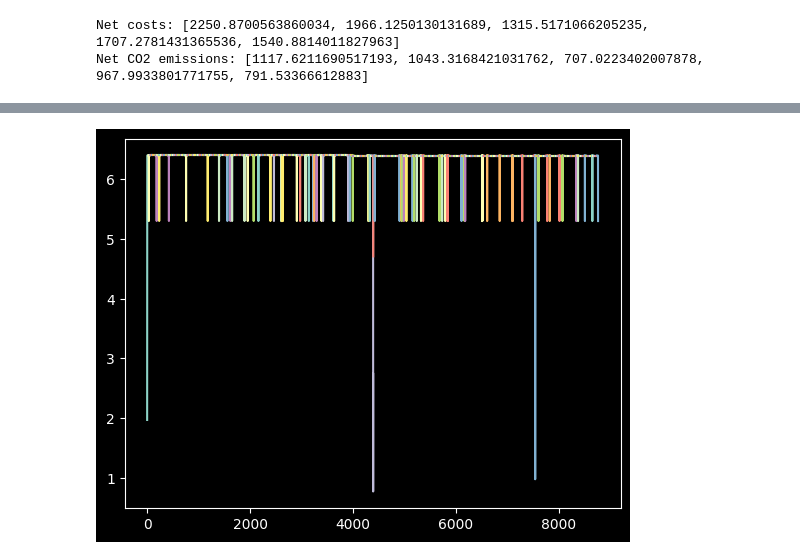
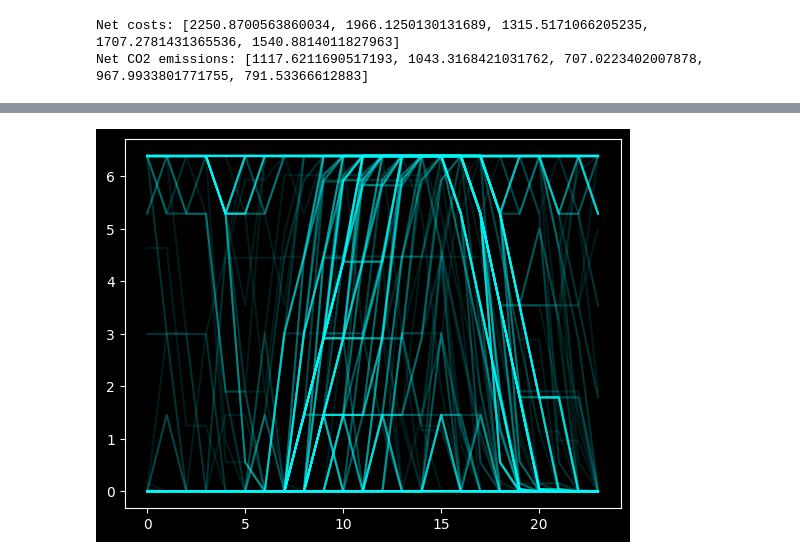
Before and after one commit to ludwigbald/msc-thesis, a Jupyter notebook: exploration/exploration.ipynb, the cells around one changed output, grey strips where cells are left out. Cells and saved outputs as stored; diff of their text form; code cells hidden in the pictures.

```diff
--- a/exploration/exploration.ipynb
+++ b/exploration/exploration.ipynb
@@ -295,0 +296,5 @@ Net CO2 emissions: [1117.6211690517193, 1043.3168421031762, 707.0223402007878, 9
+# %%
+rewards = pd.read_csv("../rewards.csv", header=None)
+for i in range(0, 8760, 24):
+    plt.plot(rewards[i:i+24].values, alpha=0.1, color="cyan")
+rewards
@@ -296,6 +316,6 @@ Net CO2 emissions: [1117.6211690517193, 1043.3168421031762, 707.0223402007878, 9
 # %%
-soc = pd.read_csv("../soc.csv")
+soc = pd.read_csv("../soc.csv", header=None)
 for i in range(0, 8760, 24):
-    plt.plot(soc[i:i+24])
+    plt.plot(soc[i:i+24].values, alpha=0.1, color="cyan")
 # %% [output]
-[figure, old version]
+[figure, new version]
```
Also changed, not shown: parts of 24 cells of this notebook, 8 other files.
